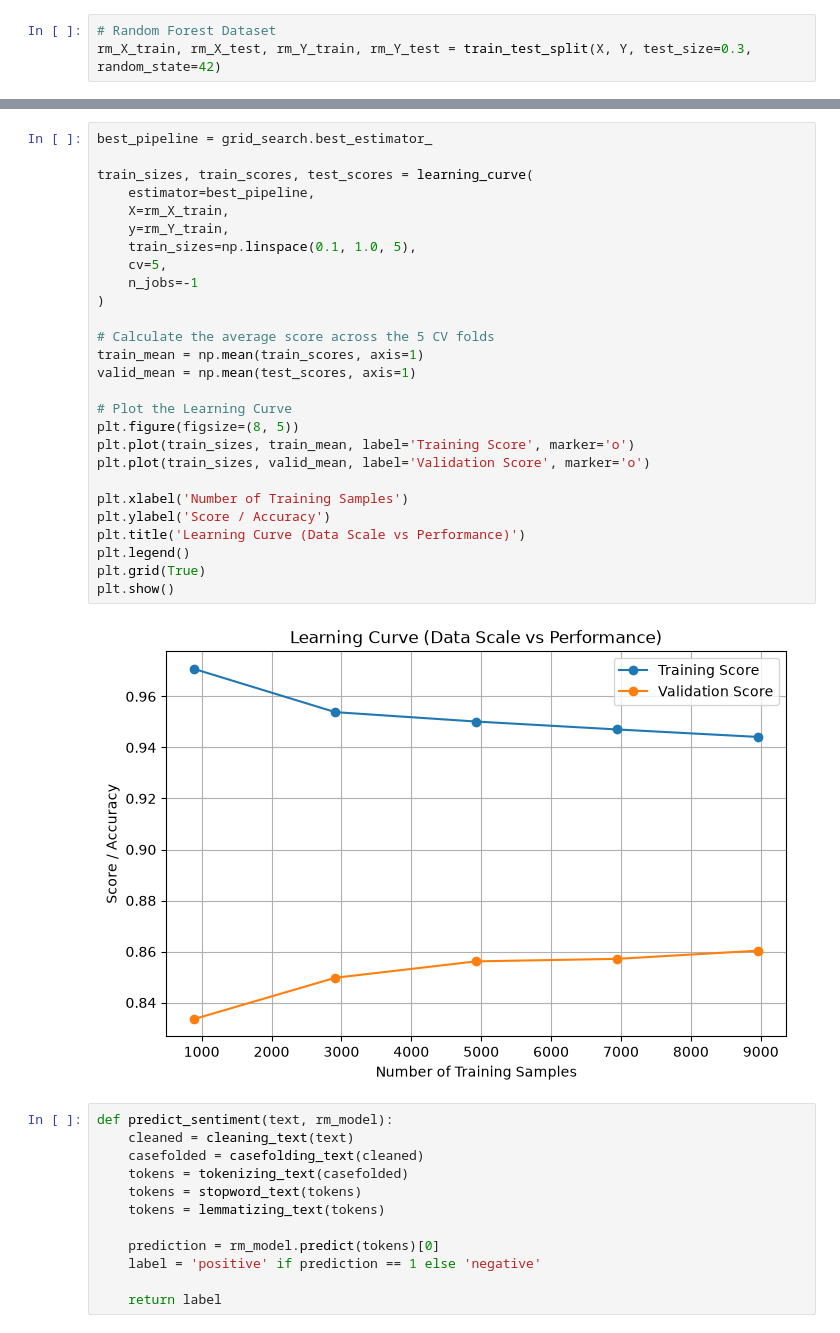
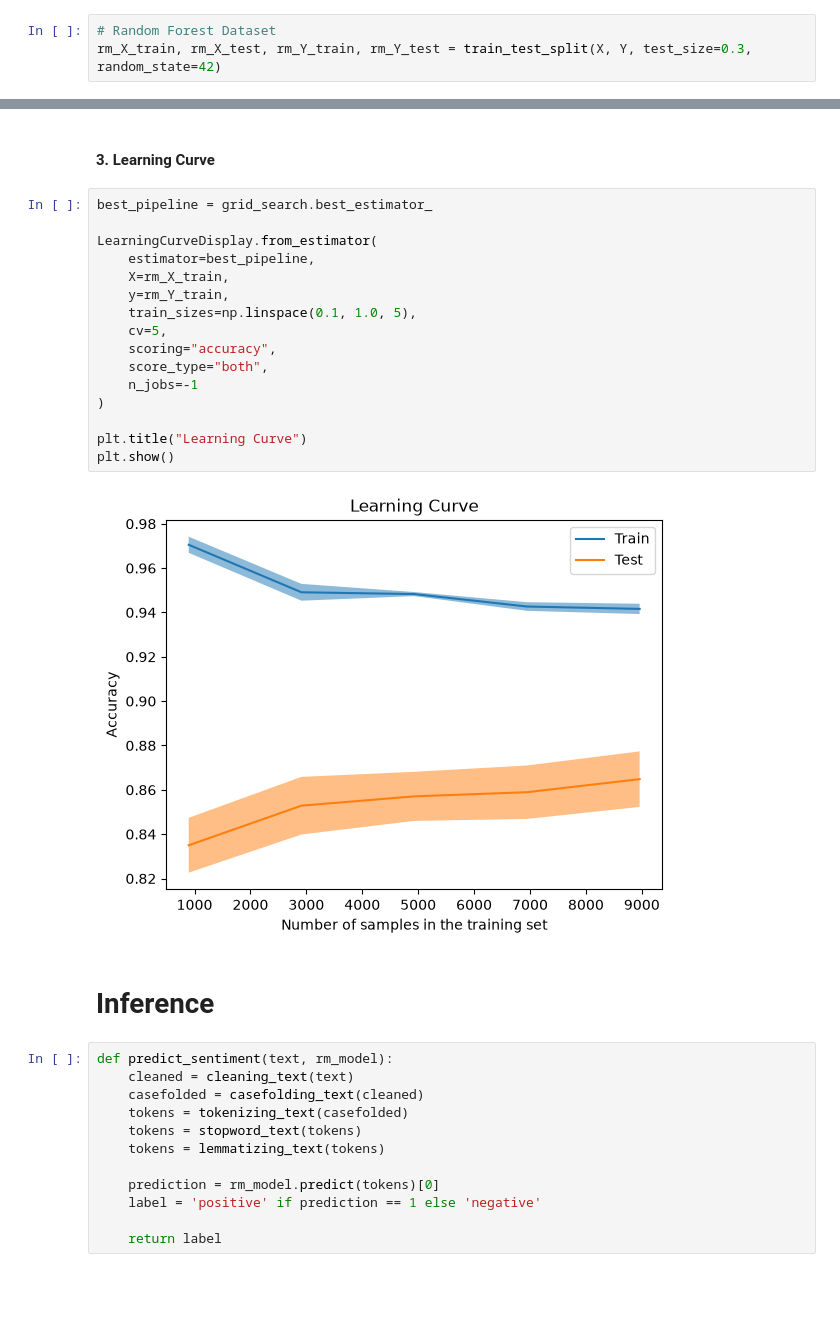
Before and after one commit to SolidGluten/imdb-reviews-sentiment-analysis, a Jupyter notebook: models/random_forest.ipynb, the cells around one changed output, grey strips where cells are left out. Cells and saved outputs as stored; diff of their text form; blank space fills up the shorter version.

```diff
--- a/models/random_forest.ipynb
+++ b/models/random_forest.ipynb
@@ -242,32 +273,25 @@ weighted avg       0.85      0.85      0.85      4800
+# %% [markdown]
+#### 3. Learning Curve
 # %%
 best_pipeline = grid_search.best_estimator_
 
-train_sizes, train_scores, test_scores = learning_curve(
+LearningCurveDisplay.from_estimator(
     estimator=best_pipeline,
     X=rm_X_train,
     y=rm_Y_train,
     train_sizes=np.linspace(0.1, 1.0, 5),
     cv=5,
+    scoring="accuracy",
+    score_type="both",
     n_jobs=-1
 )
 
-# Calculate the average score across the 5 CV folds
-train_mean = np.mean(train_scores, axis=1)
-valid_mean = np.mean(test_scores, axis=1)
-
-# Plot the Learning Curve
-plt.figure(figsize=(8, 5))
-plt.plot(train_sizes, train_mean, label='Training Score', marker='o')
-plt.plot(train_sizes, valid_mean, label='Validation Score', marker='o')
-
-plt.xlabel('Number of Training Samples')
-plt.ylabel('Score / Accuracy')
-plt.title('Learning Curve (Data Scale vs Performance)')
-plt.legend()
-plt.grid(True)
+plt.title("Learning Curve")
 plt.show()
 # %% [output]
-[figure, old version]
+[figure, new version]
+# %% [markdown]
+# Inference
 # %%
 def predict_sentiment(text, rm_model):
     cleaned = cleaning_text(text)
```
Also changed, not shown: parts of 15 cells of this notebook, 3 other files.
